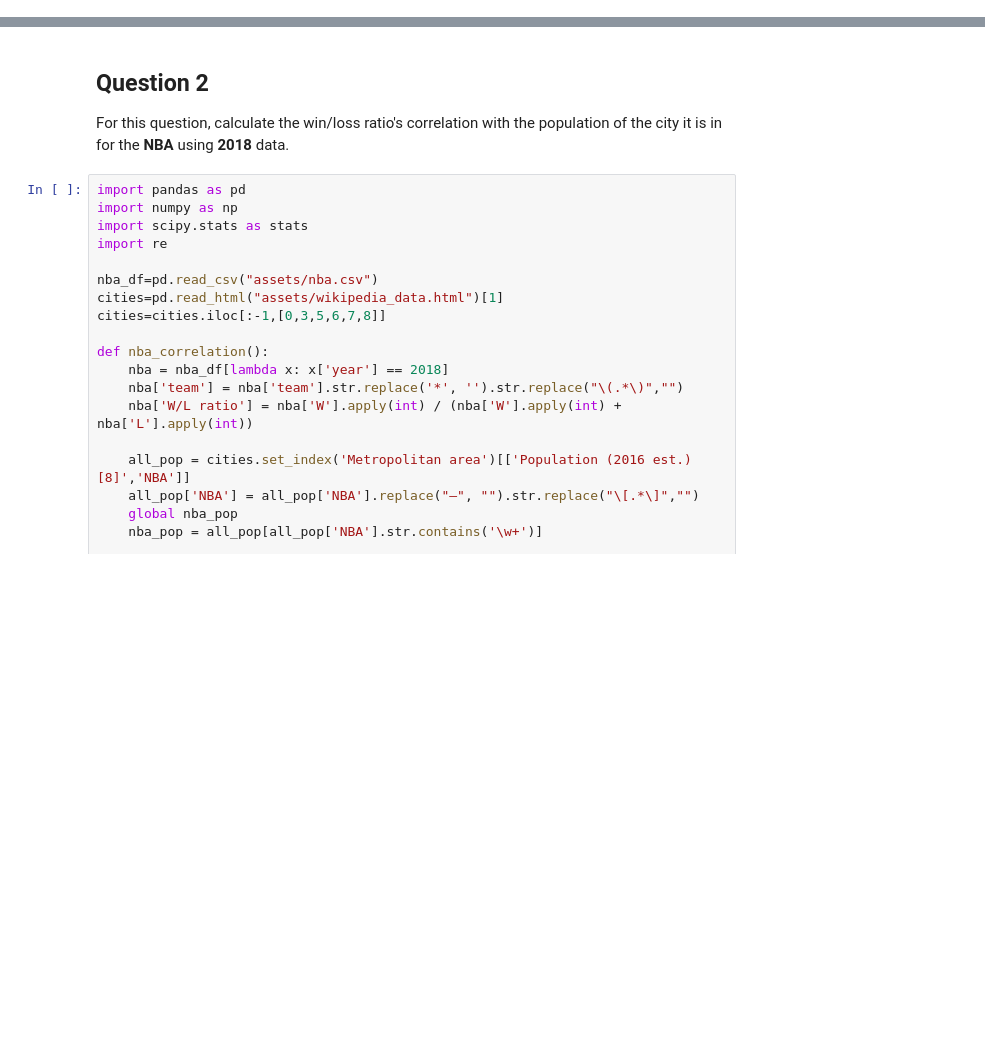
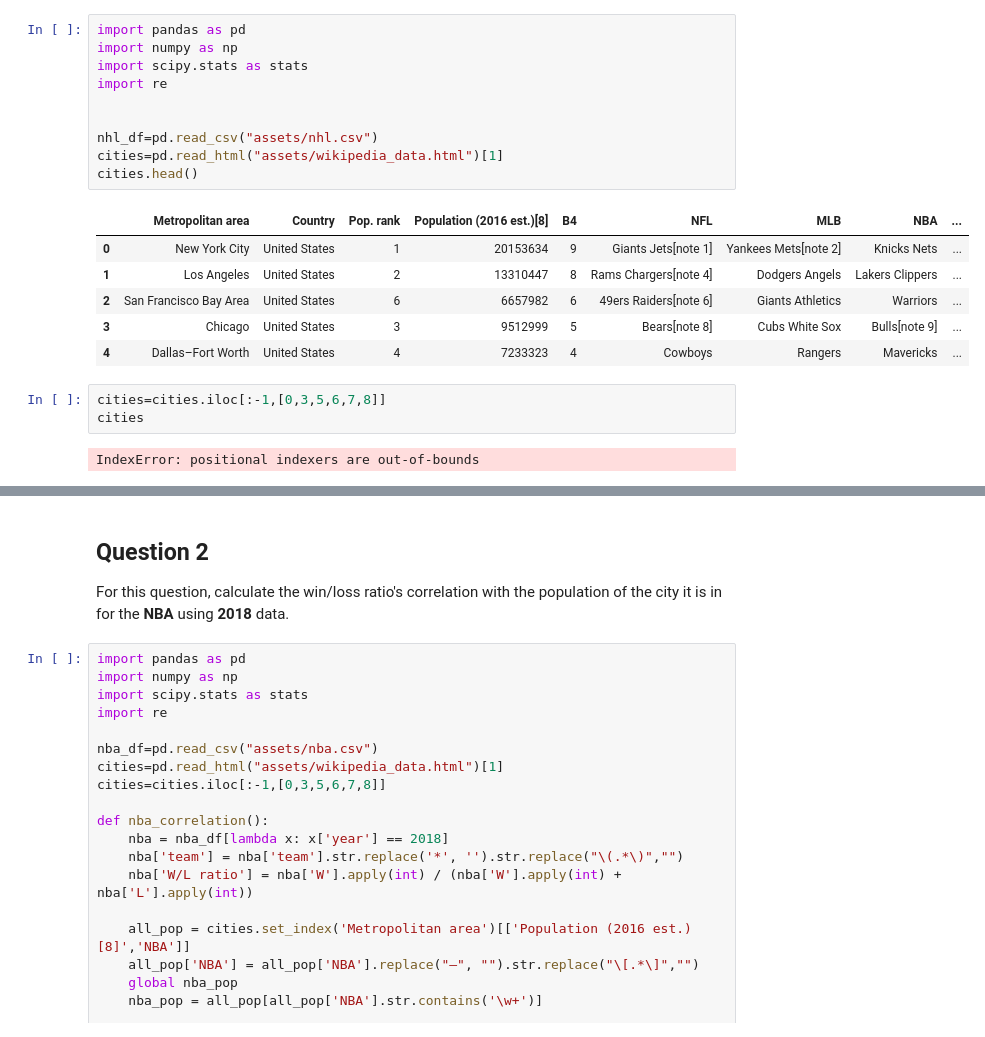
Before and after one commit to oriel-github/Of-Stats-and-Sports, a Jupyter notebook: draft.ipynb, the cells around one changed output, grey strips where cells are left out. Drawn from its saved outputs; the diff is of its cells as text; blank space fills up the shorter version.

```diff
--- a/draft.ipynb
+++ b/draft.ipynb
@@ -57,0 +1,22 @@ nhl_correlation()
+# %%
+import pandas as pd
+import numpy as np
+import scipy.stats as stats
+import re
+
+
+nhl_df=pd.read_csv("assets/nhl.csv")
+cities=pd.read_html("assets/wikipedia_data.html")[1]
+cities.head()
+# %% [output]
+|  | Metropolitan area | Country | Pop. rank | Population (2016 est.)[8] | B4 | NFL | MLB | NBA | ... |
+| 0 | New York City | United States | 1 | 20153634 | 9 | Giants Jets[note 1] | Yankees Mets[note 2] | Knicks Nets | ... |
+| 1 | Los Angeles | United States | 2 | 13310447 | 8 | Rams Chargers[note 4] | Dodgers Angels | Lakers Clippers | ... |
+| 2 | San Francisco Bay Area | United States | 6 | 6657982 | 6 | 49ers Raiders[note 6] | Giants Athletics | Warriors | ... |
+| 3 | Chicago | United States | 3 | 9512999 | 5 | Bears[note 8] | Cubs White Sox | Bulls[note 9] | ... |
+| 4 | Dallas–Fort Worth | United States | 4 | 7233323 | 4 | Cowboys | Rangers | Mavericks | ... |
+# %%
+cities=cities.iloc[:-1,[0,3,5,6,7,8]]
+cities
+# %% [output]
+IndexError: positional indexers are out-of-bounds
```
Also changed, not shown: parts of 13 cells of this notebook, 1 other file.
